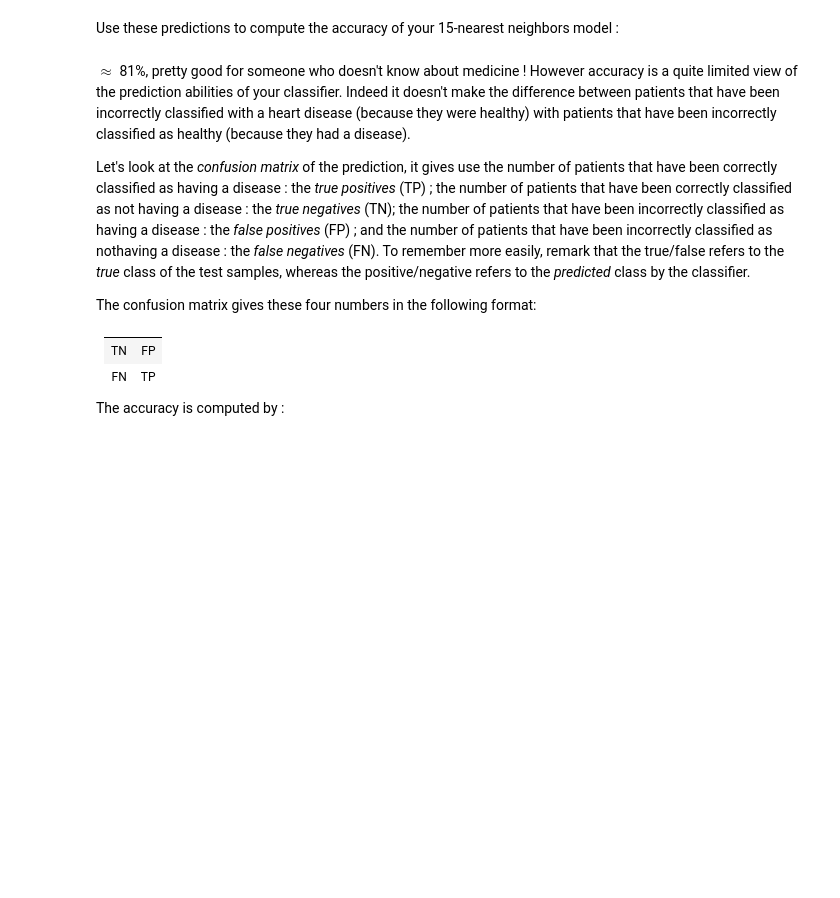
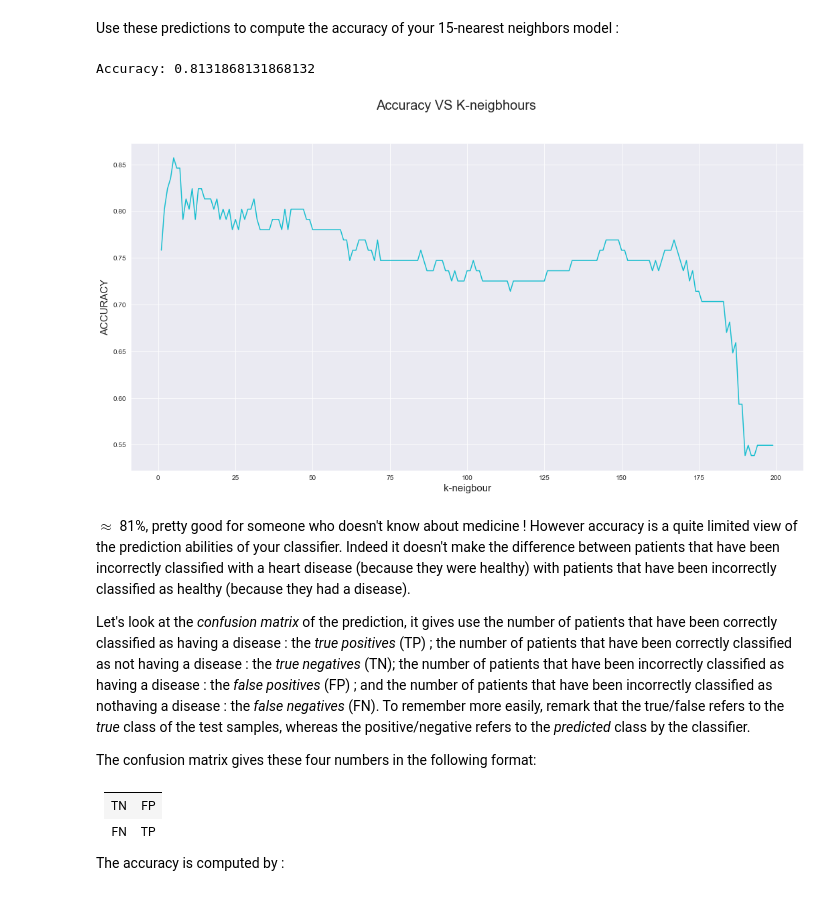
Before and after one commit to ManuLabricole/CDN-MachineLearning, a Jupyter notebook: ML2/notebooks/Machine_Learning_2.1_Classification.ipynb, the cells around one changed output. Drawn from its saved outputs; the diff is of its cells as text; code cells hidden in the pictures; blank space fills up the shorter version.

```diff
--- a/ML2/notebooks/Machine_Learning_2.1_Classification.ipynb
+++ b/ML2/notebooks/Machine_Learning_2.1_Classification.ipynb
@@ -318,7 +360,57 @@ Use these predictions to compute the accuracy of your 15-nearest neighbors model
 # %%
 from sklearn.metrics import accuracy_score
 
-#TOFILL
+accuracy = accuracy_score(y_test, y_test_pred)
+print("Accuracy:", accuracy)
+# %% [output]
+Accuracy: 0.8131868131868132
+# %%
+def accuracy_study(X_train, y_train, X_test, y_test, list_neighbour):
+
+    n_list = []
+    accurcy_list = []
+
+    for n in list_neighbour:
+        n_neighbors = n
+        knn_clf = KNeighborsClassifier(
+            n_neighbors=n_neighbors,
+            weights='uniform',
+            algorithm='auto',
+            leaf_size=30,
+            p=2,
+            metric='minkowski',
+            metric_params=None,
+            n_jobs=None)
+
+        knn_clf = knn_clf.fit(X_train, y_train)
+        y_test_pred = knn_clf.predict(X_test)
+        accuracy = accuracy_score(y_test, y_test_pred)
+
+        n_list.append(n)
+        accurcy_list.append(accuracy)
+
+
+    return n_list, accurcy_list
+# %%
+k_list = range(1, 200, 1)
+n_list, accurcy_list = accuracy_study(X_train_scaled, y_train, X_test_scaled, y_test, k_list)
+# %%
+fig, ax = plt.subplots(ncols=1, nrows=1, figsize=(18,9))
+fig.suptitle("Accuracy VS K-neigbhours", fontsize=20)
+
+sns.lineplot(
+    ax=ax,
+    x=n_list,
+    y=accurcy_list,
+    color=colors[0],
+)
+
+ax.set_ylabel("ACCURACY", fontsize=15)
+ax.set_xlabel("k-neigbour", fontsize=15)
+
+plt.show()
+# %% [output]
+[figure, added]
 # %% [markdown]
 $\approx$ 81%, pretty good for someone who doesn't know about medicine ! However accuracy is a quite limited view of the prediction abilities of your classifier. Indeed it doesn't make the difference between patients that have been incorrectly classified with a heart disease (because they were healthy) with patients that have been incorrectly classified as healthy (because they had a disease).
 
```
Also changed, not shown: parts of 24 cells of this notebook.
